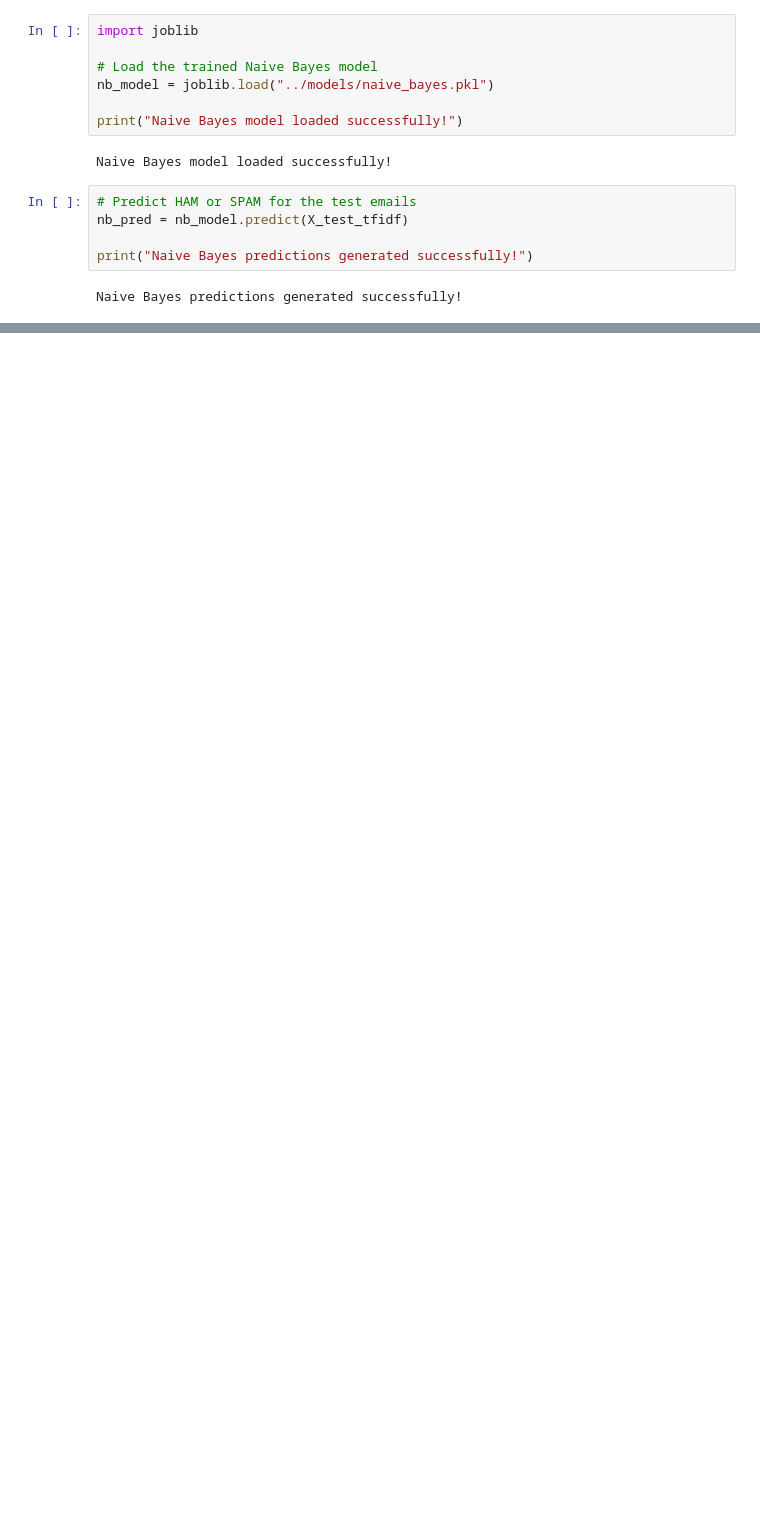
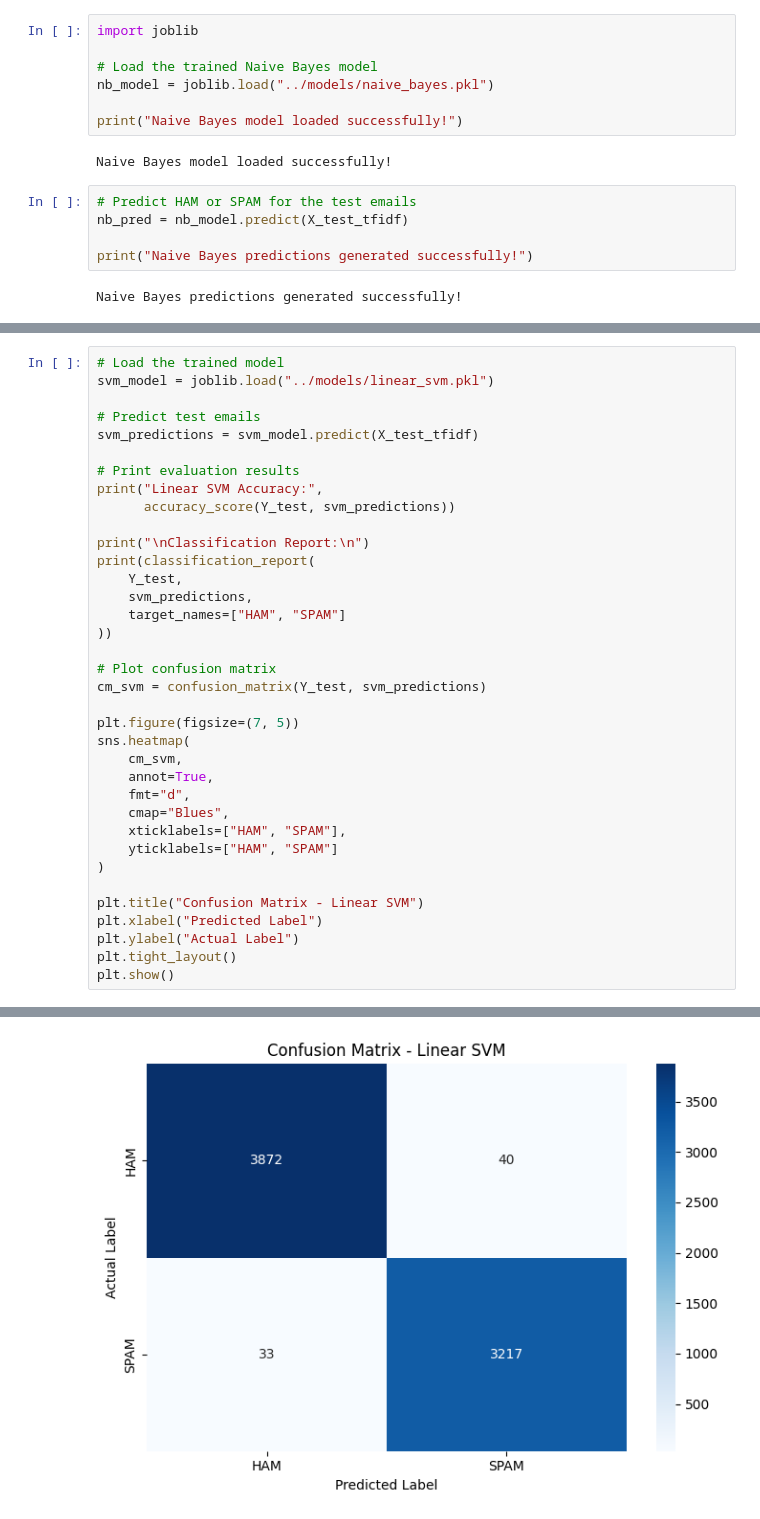
Before and after one commit to bunty3195/spam-email-detection, a Jupyter notebook: notebooks/06_model_evaluation.ipynb, the cells around one changed output, grey strips where cells are left out. Cells and saved outputs as stored; diff of their text form; blank space fills up the shorter version.

```diff
--- a/notebooks/06_model_evaluation.ipynb
+++ b/notebooks/06_model_evaluation.ipynb
@@ -217,0 +249,37 @@ weighted avg       0.99      0.99      0.99      6099
+# %%
+# Load the trained model
+svm_model = joblib.load("../models/linear_svm.pkl")
+
+# Predict test emails
+svm_predictions = svm_model.predict(X_test_tfidf)
+
+# Print evaluation results
+print("Linear SVM Accuracy:",
+      accuracy_score(Y_test, svm_predictions))
+
+print("\nClassification Report:\n")
+print(classification_report(
+    Y_test,
+    svm_predictions,
+    target_names=["HAM", "SPAM"]
+))
+
+# Plot confusion matrix
+cm_svm = confusion_matrix(Y_test, svm_predictions)
+
+plt.figure(figsize=(7, 5))
+sns.heatmap(
+    cm_svm,
+    annot=True,
+    fmt="d",
+    cmap="Blues",
+    xticklabels=["HAM", "SPAM"],
+    yticklabels=["HAM", "SPAM"]
+)
+
+plt.title("Confusion Matrix - Linear SVM")
+plt.xlabel("Predicted Label")
+plt.ylabel("Actual Label")
+plt.tight_layout()
+plt.show()
+# %% [output]
@@ -217,0 +298 @@ weighted avg       0.99      0.99      0.99      6099
+[figure, added]
```
Also changed, not shown: parts of 16 cells of this notebook, 7 other files.
